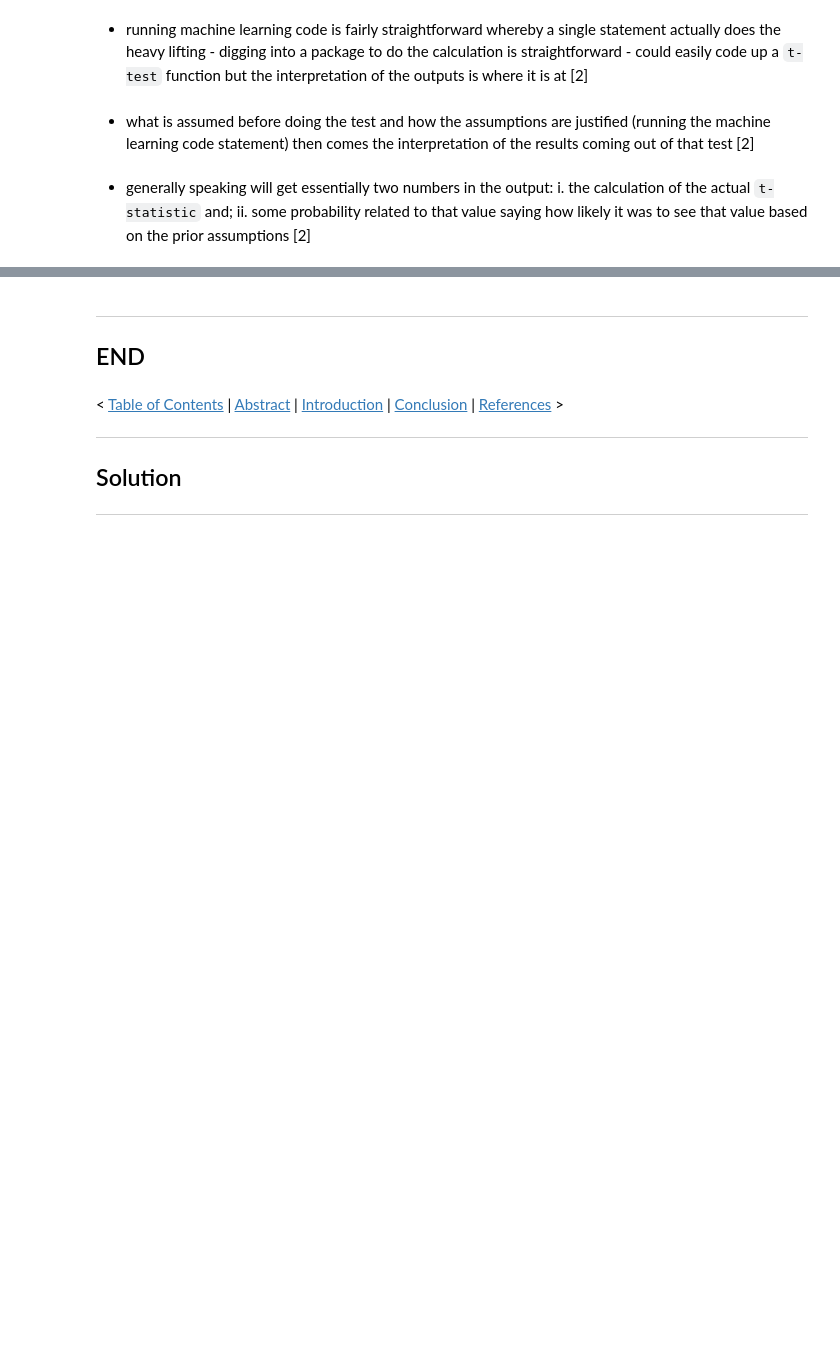
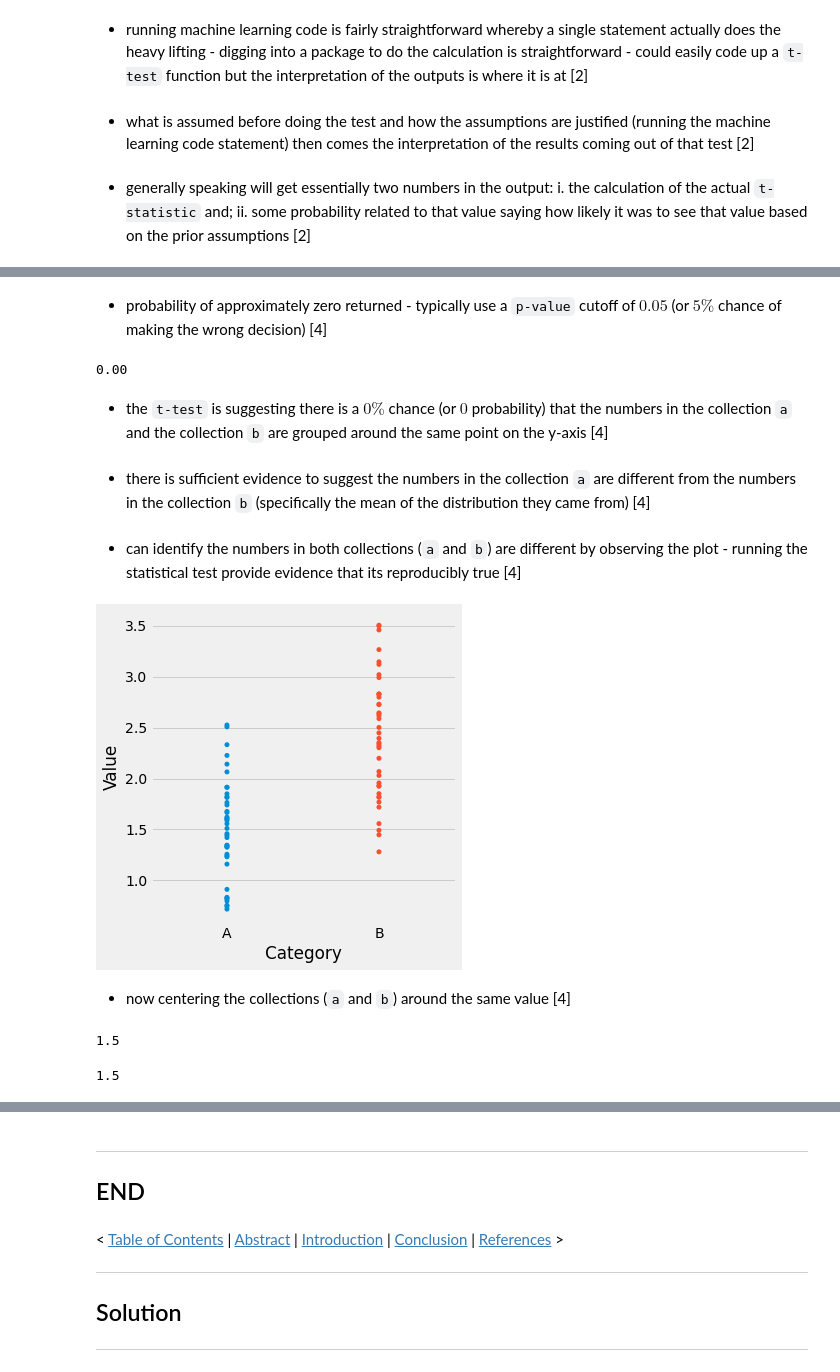
Before and after one commit to SeanOhAileasa/mls-scikit-learn-scipy-stats, a Jupyter notebook: scipy-stats.ipynb, the cells around one changed output, grey strips where cells are left out. Drawn from its saved outputs; the diff is of its cells as text; code cells hidden in the pictures; blank space fills up the shorter version.

```diff
--- a/scipy-stats.ipynb
+++ b/scipy-stats.ipynb
@@ -291,0 +470,22 @@ scipy.stats.ttest_ind(a,b)
+# %% [markdown]
+- probability of approximately zero returned - typically use a ``p-value`` cutoff of $0.05$ (or $5\%$ chance of making the wrong decision) [4]
+# %%
+print(f"{p_ss:.02f}")
+# %% [output]
+0.00
+# %% [markdown]
+- the ``t-test`` is suggesting there is a $0\%$ chance (or $0$ probability) that the numbers in the collection ``a`` and the collection ``b`` are grouped around the same point on the y-axis [4]
+# %% [markdown]
+- there is sufficient evidence to suggest the numbers in the collection ``a`` are different from the numbers in the collection ``b`` (specifically the mean of the distribution they came from) [4]
+# %% [markdown]
+- can identify the numbers in both collections (``a`` and ``b``) are different by observing the plot - running the statistical test provide evidence that its reproducibly true [4]
+# %%
+sns.catplot(x="Category",y="Value",jitter=False,data=df);
+# %% [output]
+[figure, added]
+# %% [markdown]
+- now centering the collections (``a`` and ``b``) around the same value [4]
+# %%
+m_a
+# %% [output]
+1.5
@@ -291,0 +494,4 @@ scipy.stats.ttest_ind(a,b)
+# %%
+m_b
+# %% [output]
+1.5
```
Also changed, not shown: parts of 70 cells of this notebook.
